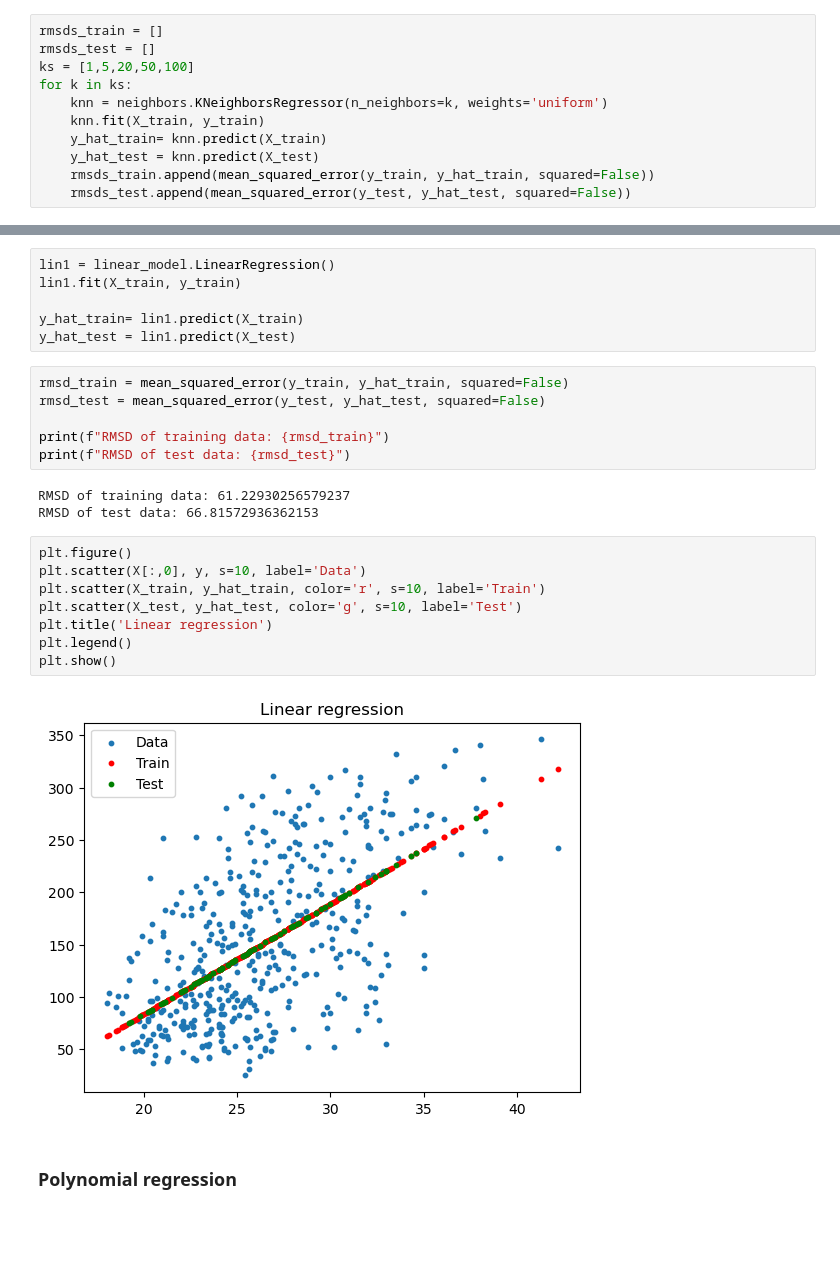
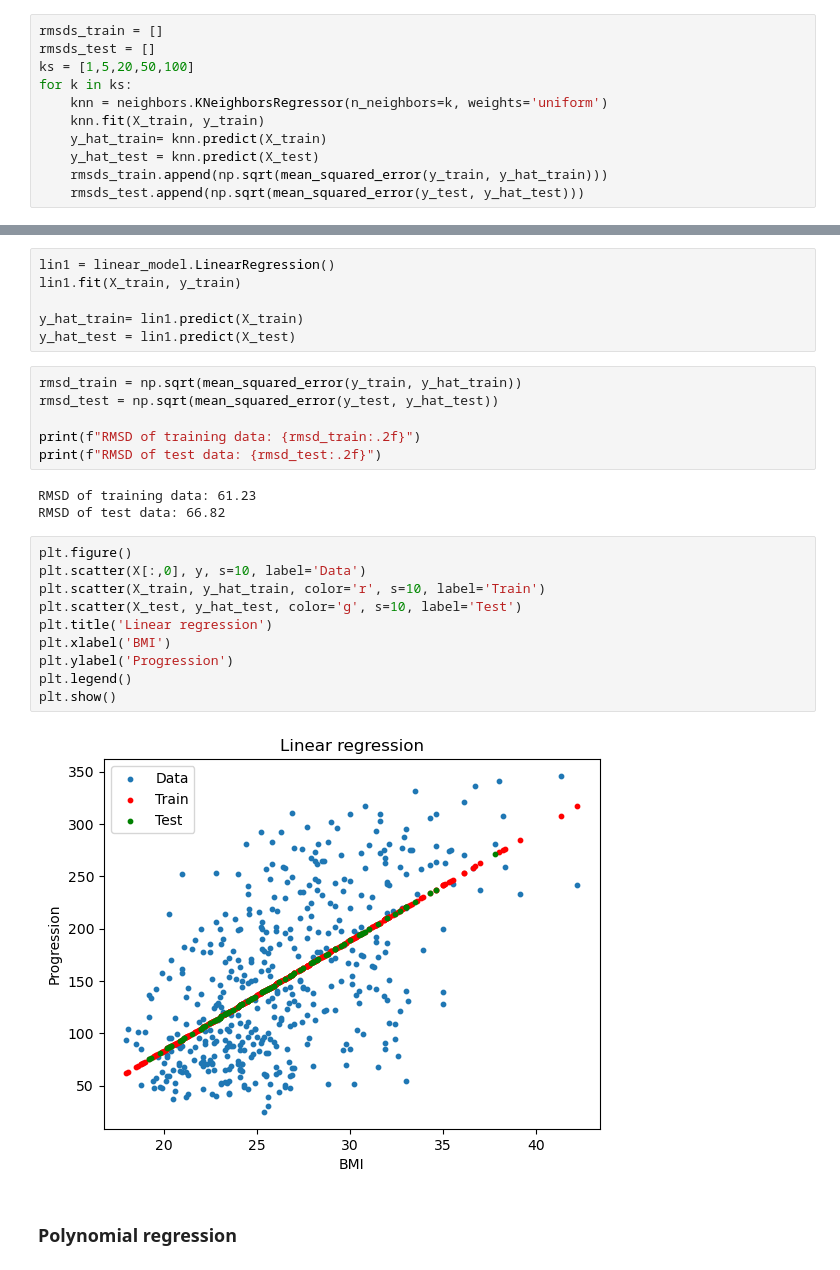
Before and after one commit to daai25/course_material, a Jupyter notebook: week-02/02-Regression/2.2_linear regression_sol.ipynb, the cells around one changed output, grey strips where cells are left out. Cells and saved outputs as stored; diff of their text form; blank space fills up the shorter version.

```diff
--- a/week-02/02-Regression/2.2_linear regression_sol.ipynb
+++ b/week-02/02-Regression/2.2_linear regression_sol.ipynb
@@ -88,8 +90,8 @@ for k in ks:
     knn.fit(X_train, y_train)
     y_hat_train= knn.predict(X_train)
     y_hat_test = knn.predict(X_test)
-    rmsds_train.append(mean_squared_error(y_train, y_hat_train, squared=False))
-    rmsds_test.append(mean_squared_error(y_test, y_hat_test, squared=False))
+    rmsds_train.append(np.sqrt(mean_squared_error(y_train, y_hat_train)))
+    rmsds_test.append(np.sqrt(mean_squared_error(y_test, y_hat_test)))
 # %%
 plt.figure()
 plt.plot(ks, rmsds_train, color='r', label='Train')
@@ -111,24 +115,26 @@ lin1.fit(X_train, y_train)
 y_hat_train= lin1.predict(X_train)
 y_hat_test = lin1.predict(X_test)
 # %%
-rmsd_train = mean_squared_error(y_train, y_hat_train, squared=False)
-rmsd_test = mean_squared_error(y_test, y_hat_test, squared=False)
+rmsd_train = np.sqrt(mean_squared_error(y_train, y_hat_train))
+rmsd_test = np.sqrt(mean_squared_error(y_test, y_hat_test))
 
-print(f"RMSD of training data: {rmsd_train}")
-print(f"RMSD of test data: {rmsd_test}")
+print(f"RMSD of training data: {rmsd_train:.2f}")
+print(f"RMSD of test data: {rmsd_test:.2f}")
 # %% [output]
-RMSD of training data: 61.22930256579237
-RMSD of test data: 66.81572936362153
+RMSD of training data: 61.23
+RMSD of test data: 66.82
 # %%
 plt.figure()
 plt.scatter(X[:,0], y, s=10, label='Data')
 plt.scatter(X_train, y_hat_train, color='r', s=10, label='Train')
 plt.scatter(X_test, y_hat_test, color='g', s=10, label='Test')
 plt.title('Linear regression')
+plt.xlabel('BMI')
+plt.ylabel('Progression')
 plt.legend()
 plt.show()
 # %% [output]
-[figure, old version]
+[figure, new version]
 # %% [markdown]
 ### Polynomial regression
 # %%
```
Also changed, not shown: parts of 8 cells of this notebook, 1 other file.
